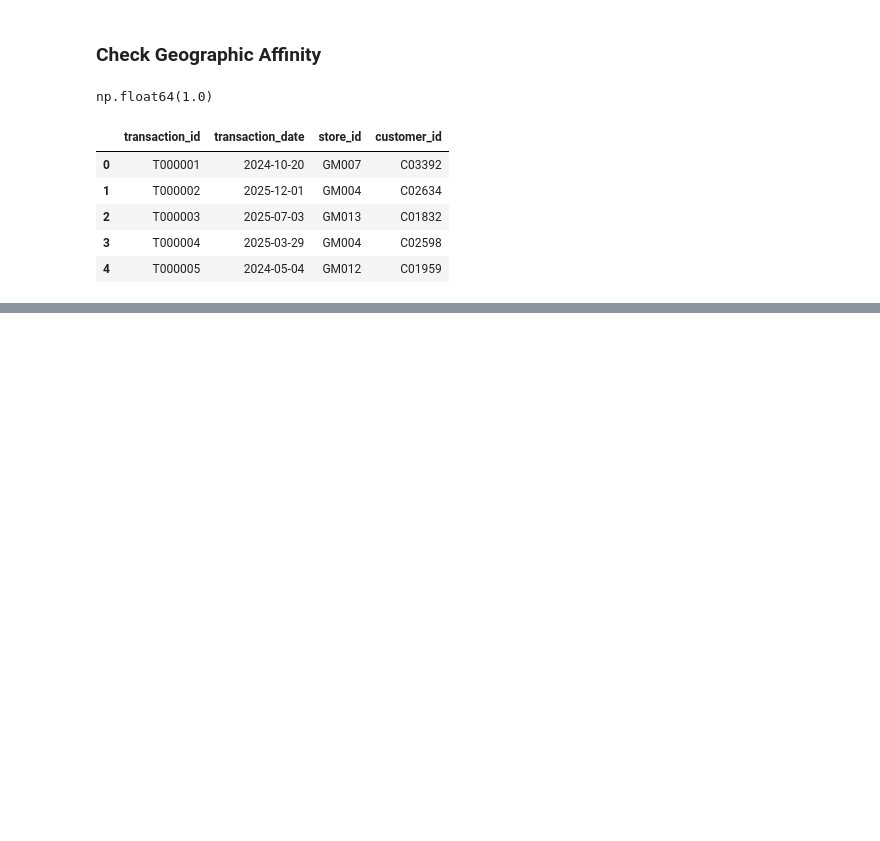
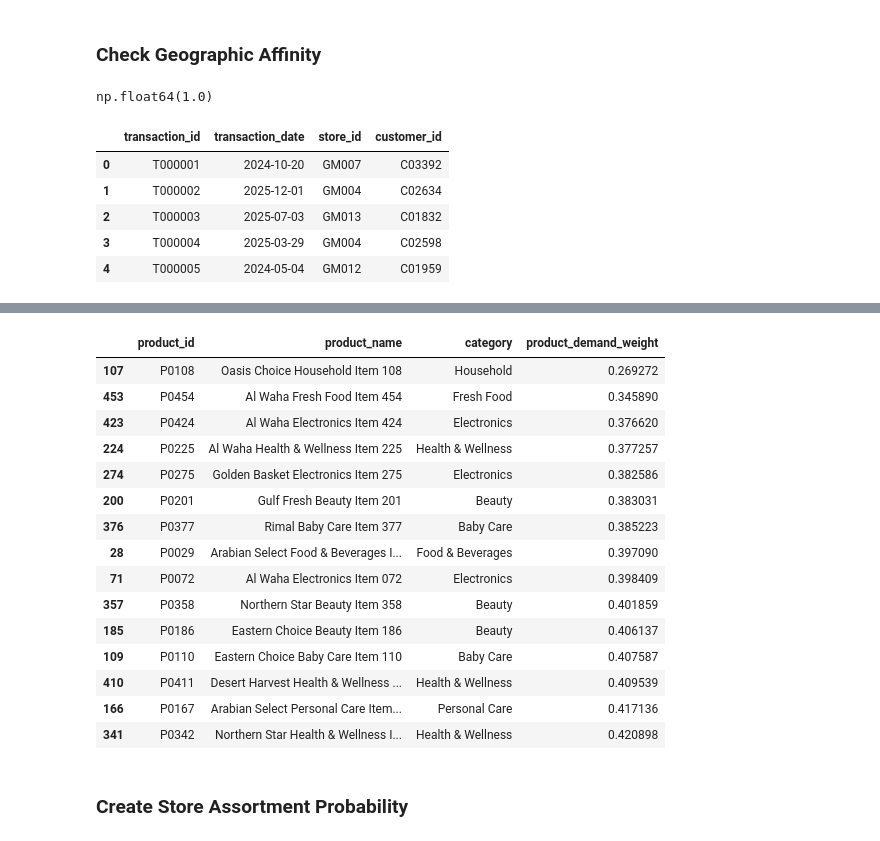
Before and after one commit to Abu-Hozaifa-Retail-Analyst/Retail-Sales-And-Store-Performance-Analytics, a Jupyter notebook: python/05_generate_sales_transactions.ipynb, the cells around one changed output, grey strips where cells are left out. Saved outputs shown, nothing was run; the diff lists cells and outputs as text; code cells hidden in the pictures; blank space fills up the shorter version.

```diff
--- a/python/05_generate_sales_transactions.ipynb
+++ b/python/05_generate_sales_transactions.ipynb
@@ -1211,0 +1353,30 @@ df_sales.head()
+# %%
+df_product[
+    [
+        "product_id",
+        "product_name",
+        "category",
+        "product_demand_weight"
+    ]
+].sort_values(
+    "product_demand_weight"
+).head(15)
+# %% [output]
+|  | product_id | product_name | category | product_demand_weight |
+| 107 | P0108 | Oasis Choice Household Item 108 | Household | 0.269272 |
+| 453 | P0454 | Al Waha Fresh Food Item 454 | Fresh Food | 0.345890 |
+| 423 | P0424 | Al Waha Electronics Item 424 | Electronics | 0.376620 |
+| 224 | P0225 | Al Waha Health & Wellness Item 225 | Health & Wellness | 0.377257 |
+| 274 | P0275 | Golden Basket Electronics Item 275 | Electronics | 0.382586 |
+| 200 | P0201 | Gulf Fresh Beauty Item 201 | Beauty | 0.383031 |
+| 376 | P0377 | Rimal Baby Care Item 377 | Baby Care | 0.385223 |
+| 28 | P0029 | Arabian Select Food & Beverages I... | Food & Beverages | 0.397090 |
+| 71 | P0072 | Al Waha Electronics Item 072 | Electronics | 0.398409 |
+| 357 | P0358 | Northern Star Beauty Item 358 | Beauty | 0.401859 |
+| 185 | P0186 | Eastern Choice Beauty Item 186 | Beauty | 0.406137 |
+| 109 | P0110 | Eastern Choice Baby Care Item 110 | Baby Care | 0.407587 |
+| 410 | P0411 | Desert Harvest Health & Wellness ... | Health & Wellness | 0.409539 |
+| 166 | P0167 | Arabian Select Personal Care Item... | Personal Care | 0.417136 |
+| 341 | P0342 | Northern Star Health & Wellness I... | Health & Wellness | 0.420898 |
+# %% [markdown]
+### Create Store Assortment Probability
```
Also changed, not shown: parts of 73 cells of this notebook.
